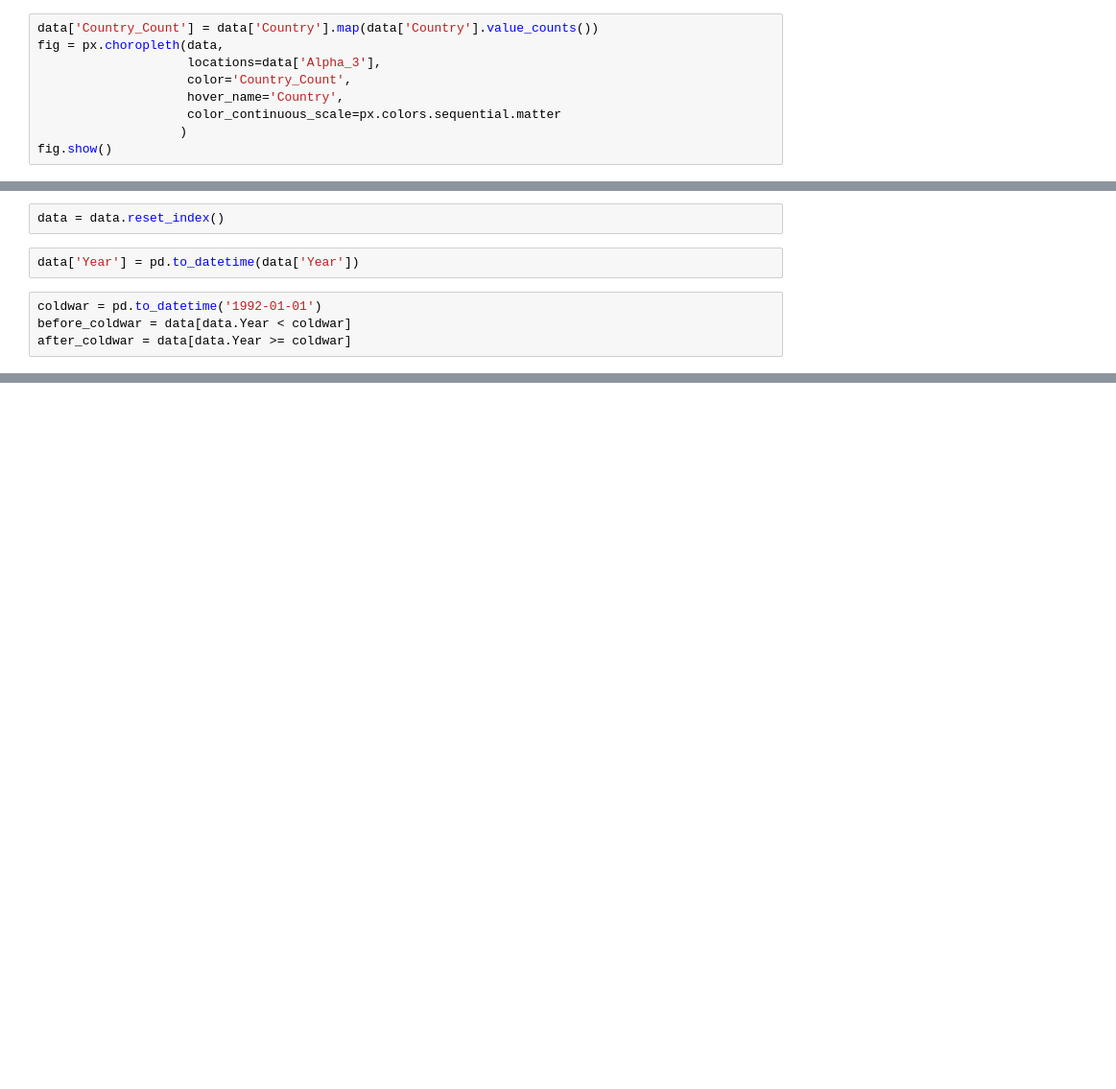
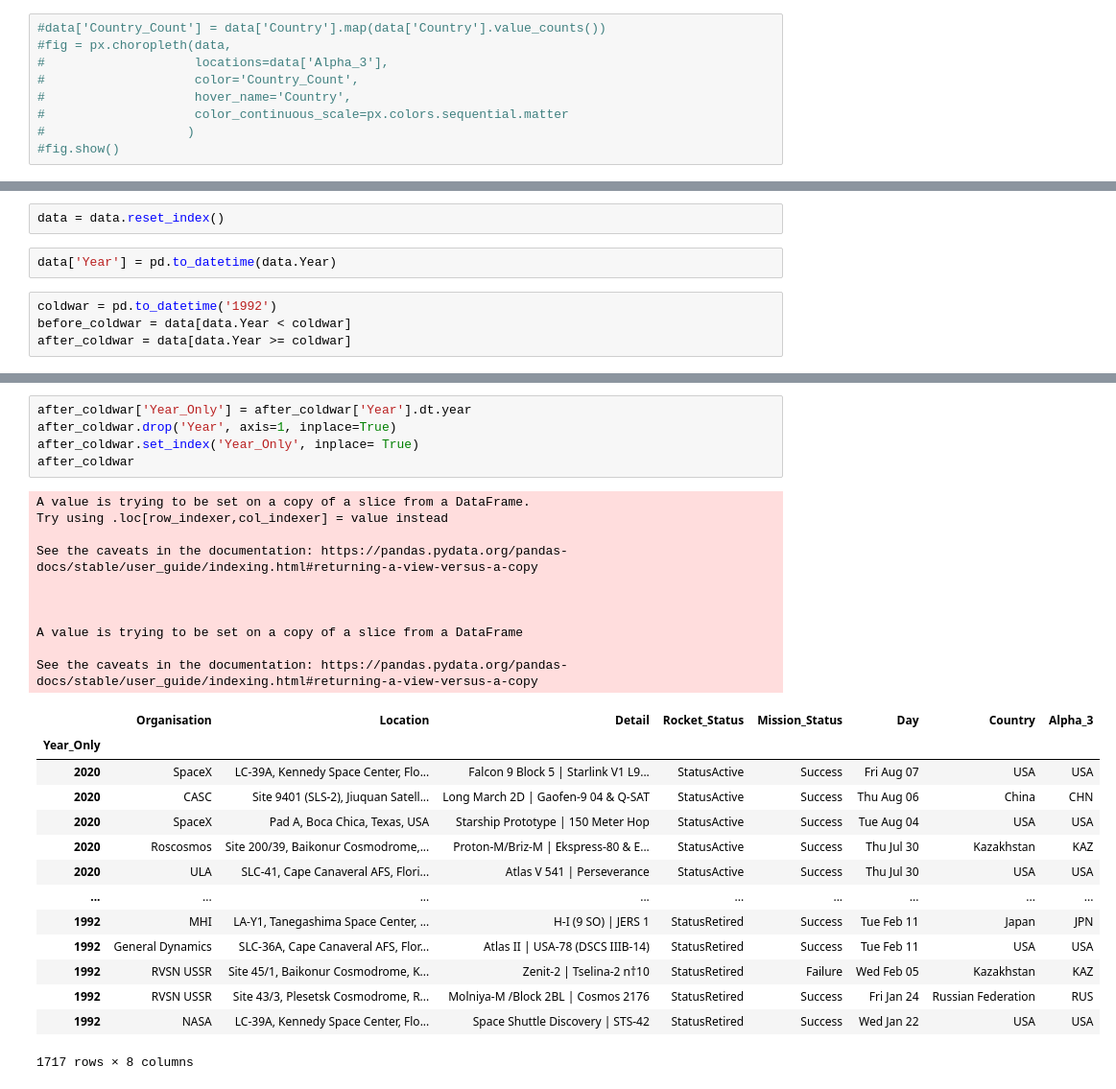
Before and after one commit to Szafranerio/Data-Science-Projects, a Jupyter notebook: Space_Race.ipynb, the cells around one changed output, grey strips where cells are left out. Shown at 96% size. Drawn from its saved outputs; the diff is of its cells as text; blank space fills up the shorter version.

```diff
--- a/Space_Race.ipynb
+++ b/Space_Race.ipynb
@@ -247,14 +245,14 @@ data
 | 1957 | RVSN USSR | Site 1/5, Baikonur Cosmodrome, Ka... | Sputnik 8K71PS | Sputnik-1 | StatusRetired | Success | Fri Oct 04 | Kazakhstan | KAZ |
 4324 rows × 8 columns
 # %%
-data['Country_Count'] = data['Country'].map(data['Country'].value_counts())
-fig = px.choropleth(data,
-                    locations=data['Alpha_3'],
-                    color='Country_Count',
-                    hover_name='Country',
-                    color_continuous_scale=px.colors.sequential.matter
-                   )
-fig.show()
+#data['Country_Count'] = data['Country'].map(data['Country'].value_counts())
+#fig = px.choropleth(data,
+#                    locations=data['Alpha_3'],
+#                    color='Country_Count',
+#                    hover_name='Country',
+#                    color_continuous_scale=px.colors.sequential.matter
+#                   )
+#fig.show()
 # %%
 top5 = data['Country'].value_counts()[:5]
 top5
@@ -278,8 +276,8 @@ Cold war analysis
 # %%
 data = data.reset_index()
 # %%
-data['Year'] = pd.to_datetime(data['Year'])
+data['Year'] = pd.to_datetime(data.Year)
 # %%
-coldwar = pd.to_datetime('1992-01-01')
+coldwar = pd.to_datetime('1992')
 before_coldwar = data[data.Year < coldwar]
 after_coldwar = data[data.Year >= coldwar]
@@ -301,0 +284,30 @@ after_coldwar
+# %%
+after_coldwar['Year_Only'] = after_coldwar['Year'].dt.year
+after_coldwar.drop('Year', axis=1, inplace=True)
+after_coldwar.set_index('Year_Only', inplace= True)
+after_coldwar
+# %% [output]
+A value is trying to be set on a copy of a slice from a DataFrame.
+Try using .loc[row_indexer,col_indexer] = value instead
+
+See the caveats in the documentation: https://pandas.pydata.org/pandas-docs/stable/user_guide/indexing.html#returning-a-view-versus-a-copy
+
+
+
+A value is trying to be set on a copy of a slice from a DataFrame
+
+See the caveats in the documentation: https://pandas.pydata.org/pandas-docs/stable/user_guide/indexing.html#returning-a-view-versus-a-copy
+|  | Organisation | Location | Detail | Rocket_Status | Mission_Status | Day | Country | Alpha_3 |
+| Year_Only |  |  |  |  |  |  |  |  |
+| 2020 | SpaceX | LC-39A, Kennedy Space Center, Flo... | Falcon 9 Block 5 | Starlink V1 L9... | StatusActive | Success | Fri Aug 07 | USA | USA |
+| 2020 | CASC | Site 9401 (SLS-2), Jiuquan Satell... | Long March 2D | Gaofen-9 04 & Q-SAT | StatusActive | Success | Thu Aug 06 | China | CHN |
+| 2020 | SpaceX | Pad A, Boca Chica, Texas, USA | Starship Prototype | 150 Meter Hop | StatusActive | Success | Tue Aug 04 | USA | USA |
+| 2020 | Roscosmos | Site 200/39, Baikonur Cosmodrome,... | Proton-M/Briz-M | Ekspress-80 & E... | StatusActive | Success | Thu Jul 30 | Kazakhstan | KAZ |
+| 2020 | ULA | SLC-41, Cape Canaveral AFS, Flori... | Atlas V 541 | Perseverance | StatusActive | Success | Thu Jul 30 | USA | USA |
+| ... | ... | ... | ... | ... | ... | ... | ... | ... |
+| 1992 | MHI | LA-Y1, Tanegashima Space Center, ... | H-I (9 SO) | JERS 1 | StatusRetired | Success | Tue Feb 11 | Japan | JPN |
+| 1992 | General Dynamics | SLC-36A, Cape Canaveral AFS, Flor... | Atlas II | USA-78 (DSCS IIIB-14) | StatusRetired | Success | Tue Feb 11 | USA | USA |
+| 1992 | RVSN USSR | Site 45/1, Baikonur Cosmodrome, K... | Zenit-2 | Tselina-2 n†­10 | StatusRetired | Failure | Wed Feb 05 | Kazakhstan | KAZ |
+| 1992 | RVSN USSR | Site 43/3, Plesetsk Cosmodrome, R... | Molniya-M /Block 2BL | Cosmos 2176 | StatusRetired | Success | Fri Jan 24 | Russian Federation | RUS |
+| 1992 | NASA | LC-39A, Kennedy Space Center, Flo... | Space Shuttle Discovery | STS-42 | StatusRetired | Success | Wed Jan 22 | USA | USA |
+1717 rows × 8 columns
```
Also changed, not shown: parts of 7 cells of this notebook.
